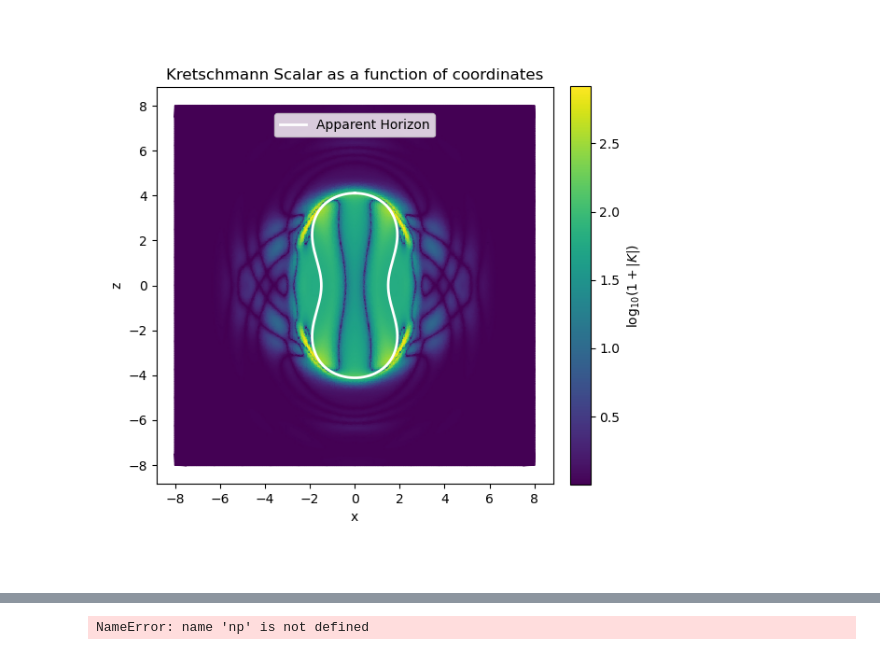
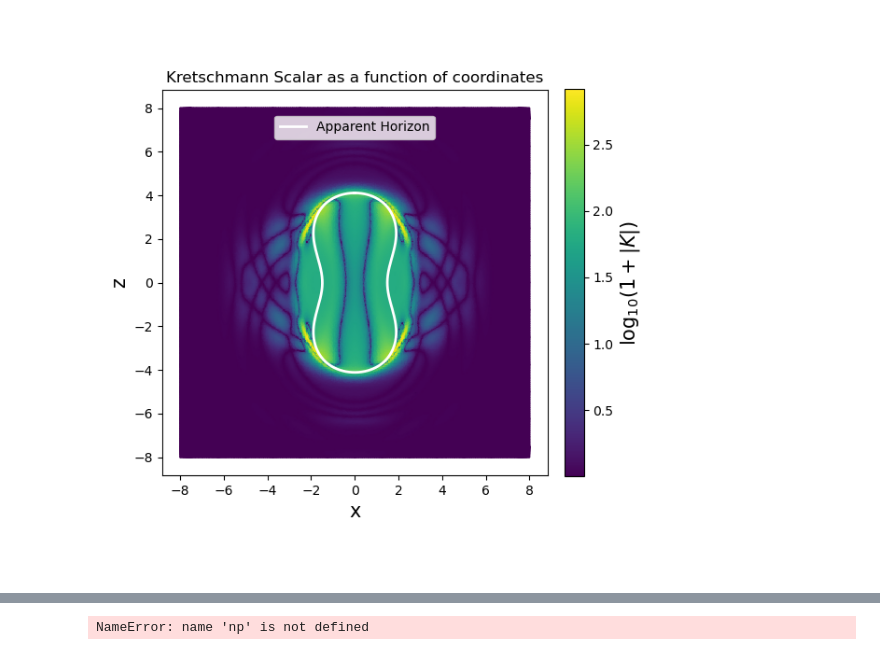
Before and after one commit to Ashix122/BSMS_thesis, a Jupyter notebook: notebooks/plot.ipynb, the cells around one changed output, grey strips where cells are left out. Drawn from its saved outputs; the diff is of its cells as text; code cells hidden in the pictures.

Commit message:
Adjusted Plot labels and planning to add a new plot kretschmann.pdf

```diff
--- a/notebooks/plot.ipynb
+++ b/notebooks/plot.ipynb
@@ -51,37 +51,37 @@ ax = plt.gca()
 ax.spines['right'].set_visible(True)
 ax.spines['top'].set_visible(True)
 
-plt.xlabel("x")
-plt.ylabel("z")
+plt.xlabel("x",fontsize=15)
+plt.ylabel("z",fontsize=15)
 
 # Equal aspect (square)
 ax.set_aspect('equal', adjustable='box')
 
 # =========================
 # 6. COLORBAR
 # =========================
 # =========================
 # 6. COLORBAR (MATCH HEIGHT)
 # =========================
 # =========================
 # 6. COLORBAR (CORRECT)
 # =========================
 fig = plt.gcf()
 ax = plt.gca()
 
 cbar = fig.colorbar(cf, ax=ax, fraction=0.046, pad=0.04)
-cbar.set_label(r'$\log_{10}(1 + |K|)$')
+cbar.set_label(r'$\log_{10}(1 + |K|)$',fontsize=15)
 
 # =========================
 # 7. SAVE
 # =========================
 plt.tight_layout()
 plt.title("Kretschmann Scalar as a function of coordinates")
 plt.savefig("figure.pdf", dpi=300)
 
 plt.show()
 # %% [output]
-[figure, old version]
+[figure, new version]
 # %%
 import numpy as np
 import matplotlib.pyplot as plt
```
Also changed, not shown: parts of 1 cell of this notebook, 6 other files.
